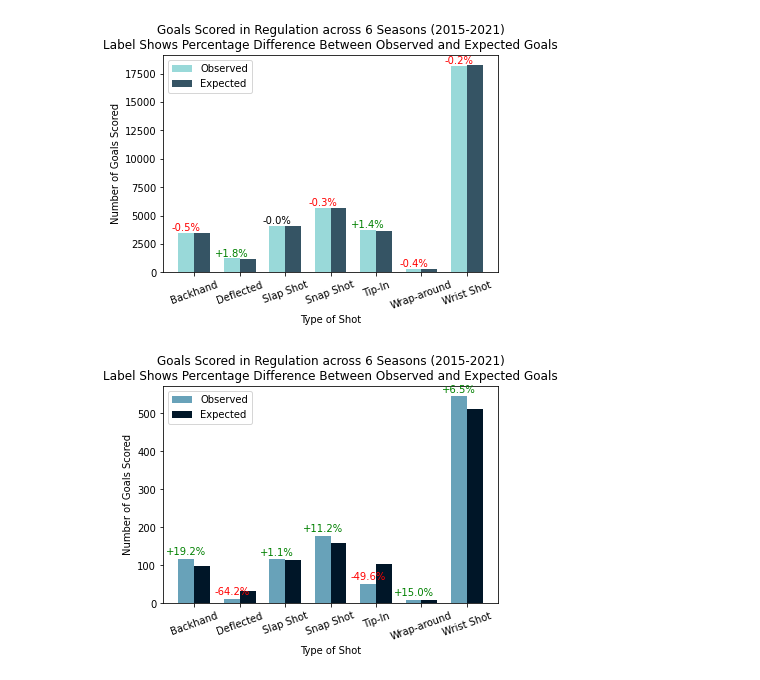
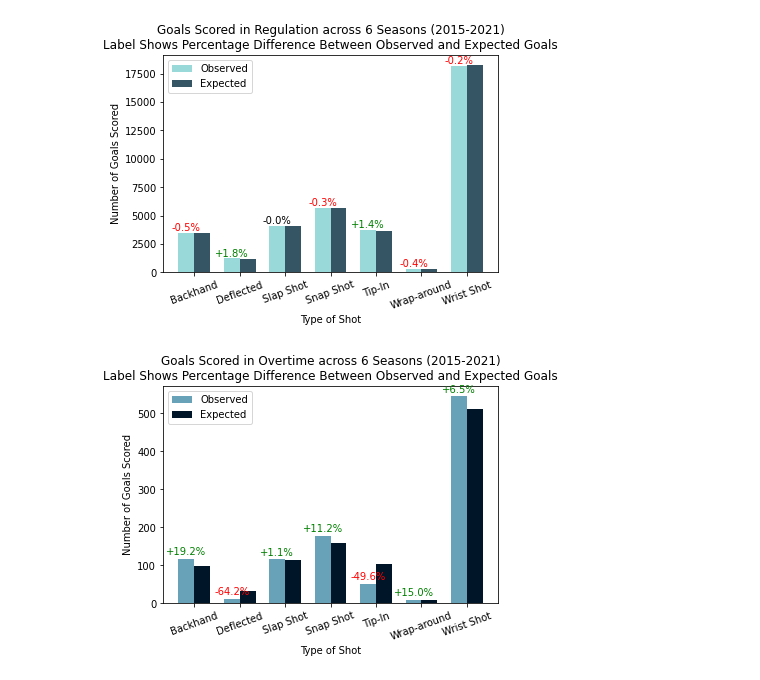
Before and after one commit to shawzy2/nhl_overtime_eda, a Jupyter notebook: notebook/eda_shot_types.ipynb, the cells around one changed output. Drawn from its saved outputs; the diff is of its cells as text; code cells hidden in the pictures.

```diff
--- a/notebook/eda_shot_types.ipynb
+++ b/notebook/eda_shot_types.ipynb
@@ -87,7 +87,8 @@ data_structure = {
     'period': 0,
     'period_type': '',
     'strength': '',
-    'goal': False
+    'goal': False,
+    'year': ''
 }
 
 for year in games:
@@ -102,6 +103,7 @@ for year in games:
                 if 'y' in event['coordinates']: ds['y_coordinate'] = event['coordinates']['y']
                 ds['period'] = event['about']['period']
                 ds['period_type'] = event['about']['periodType']
+                ds['year'] = year
                 shots.append(ds)
             elif event_type == 'Goal' and event['about']['periodType'] != 'SHOOTOUT' and not event['result']['emptyNet']:
                 ds = data_structure.copy()
@@ -113,6 +115,7 @@ for year in games:
                 ds['period_type'] = event['about']['periodType']
                 ds['strength'] = event['result']['strength']['code']
                 ds['goal'] = True
+                ds['year'] = year
                 goals.append(ds)
         counter += 1
 print('total games: ' + str(counter))
@@ -176,0 +215,11 @@ plt.show()
+# %%
+df_year_goal_types_prop = pd.DataFrame.from_dict(year_goal_types_prop)
+df_year_goal_types_prop.sort_index(inplace=True)
+df_year_goal_types_prop = df_year_goal_types_prop.transpose()
+# %%
+# get labels for chart
+years_adj = []
+for year in years:
+    years_adj.append(year + '-' + str(int(year)+1)[2:])
+
+shot_types = list(df_year_goal_types_prop.columns.values)
@@ -176,0 +255,26 @@ plt.show()
+# %%
+# count totals per year
+year_goal_types = {}
+for year in years:
+    year_goal_types[year] = {}
+
+    # get number of goals for each shot type in this year
+    value_counts = df_all[(df_all['goal']==True) & (df_all['period_type']=='OVERTIME') & (df_all['year']==year)][['shot_type']].value_counts()
+
+    # store each shot type and number of goals scored in dict
+    for i in range(0,len(value_counts)):
+        shot_type = value_counts.index.values[i][0]
+        if shot_type != 'Penalty On Empty Net':
+            year_goal_types[year][shot_type] = value_counts[i]
+
+# calculate proportions per year
+year_goal_types_prop = year_goal_types.copy()
+for year, shot_totals in year_goal_types_prop.items():
+    # count total number of goals scored this year
+    total = 0
+    for shot_type, value in shot_totals.items():
+        total += value
+
+    # calculate proportion of goals from each shot type per year and store in dict
+    for shot_type, value in shot_totals.items():
+        year_goal_types_prop[year][shot_type] = value / total
@@ -405,32 +557,32 @@ p2 = ax.bar(ind+width, expected, width=width, label='Expected', color='#001628')
 # adjust labels
 ax.set_ylabel('Number of Goals Scored')
 ax.set_xlabel('Type of Shot')
-ax.set_title('Goals Scored in Regulation across 6 Seasons (2015-2021)\n' +
+ax.set_title('Goals Scored in Overtime across 6 Seasons (2015-2021)\n' +
                  'Label Shows Percentage Difference Between Observed and Expected Goals')
 ax.set_xticks(ind + width / 2)
 ax.set_xticklabels(items, rotation = 20)
 ax.legend(loc='best')
 
 # create labels
 rects = ax.patches
 labels = []
 for i in range(len(observed)):
     labels.append(round((observed[i] - expected[i]) / expected[i] * 100,1))
 
 # apply labels
 for rect, label in zip(rects, labels):
     height = rect.get_height()
     if label > 0:
         text_color = 'green'
         label = '+' + str(label)
     else:
         text_color = 'red'
     ax.text(rect.get_x() + rect.get_width() / 2, height + 5, str(label)+'%',
             ha='center', va='bottom', color=text_color)
 plt.show()
 
 # save figure to storage
 fname = 'images/obsVexp_overtime.png'
 fig.savefig(fname, bbox_inches="tight")
 # %% [output]
-[figure, old version]
+[figure, new version]
```
Also changed, not shown: parts of 12 cells of this notebook, 4 other files.
